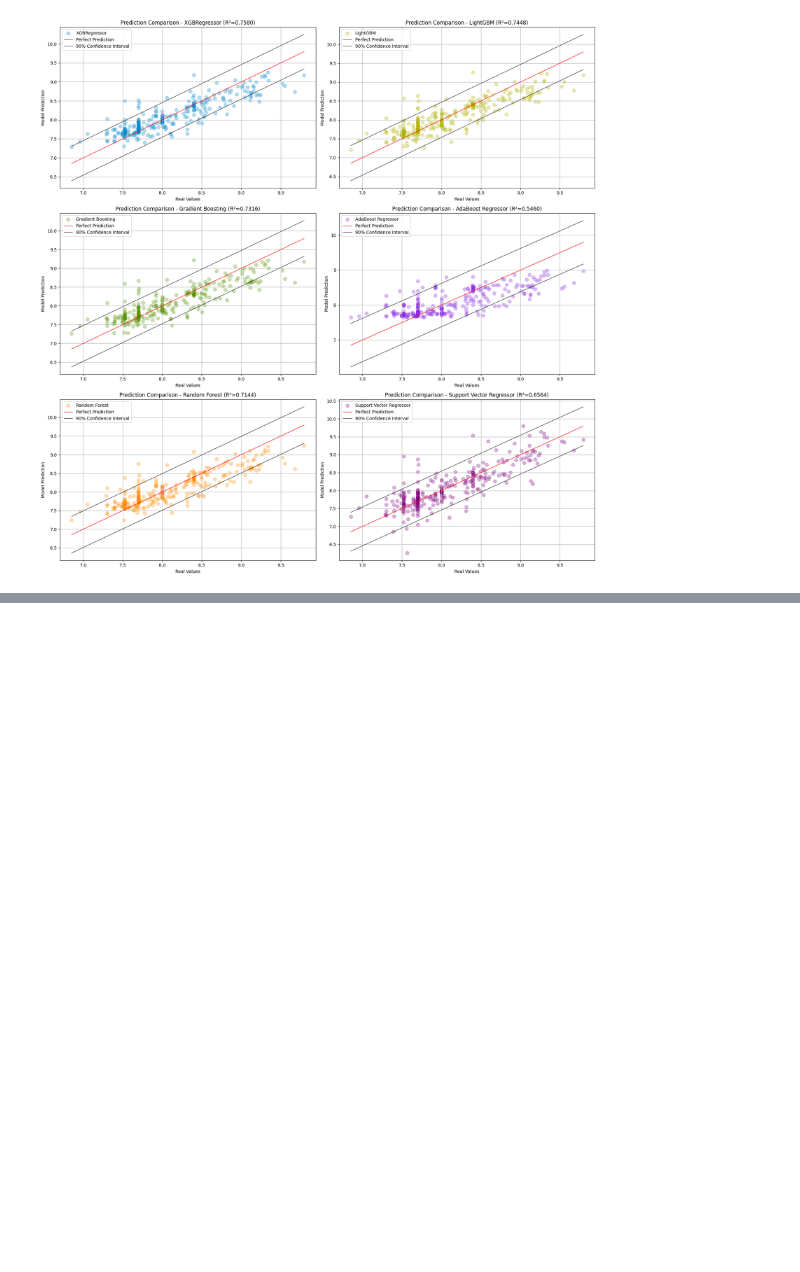
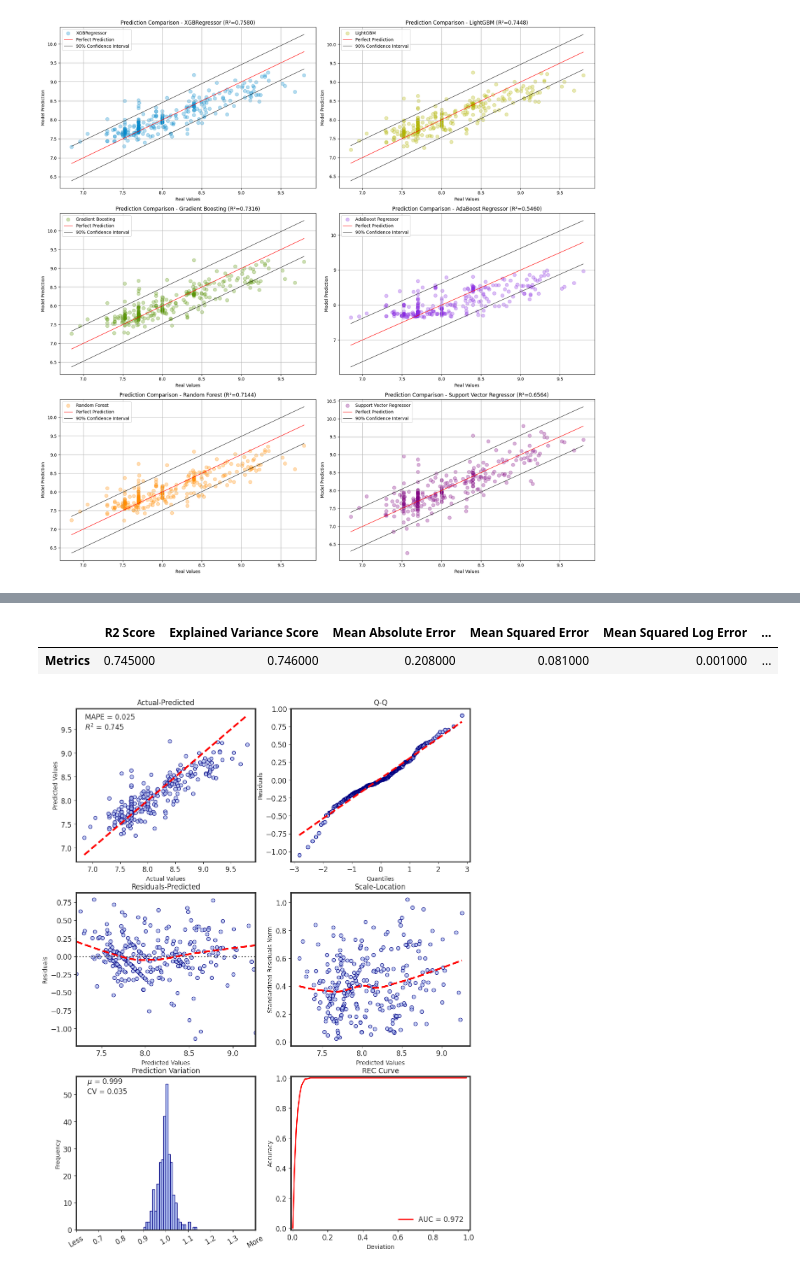
Before and after one commit to Gabolara453/ML_obps_vocs, a Jupyter notebook: ML_obps_covs - Etapa 6.ipynb, the cells around one changed output, grey strips where cells are left out. Cells and saved outputs as stored; diff of their text form; code cells hidden in the pictures; blank space fills up the shorter version.

```diff
--- a/ML_obps_covs - Etapa 6.ipynb
+++ b/ML_obps_covs - Etapa 6.ipynb
@@ -625,0 +645,7 @@ plt.show()
+# %%
+r = RegressionMetrics(y_test, y_pred_lgb)
+r.plot()
+# %% [output]
+|  | R2 Score | Explained Variance Score | Mean Absolute Error | Mean Squared Error | Mean Squared Log Error | ... |
+| Metrics | 0.745000 | 0.746000 | 0.208000 | 0.081000 | 0.001000 | ... |
+[figure, added]
```
Also changed, not shown: parts of 13 cells of this notebook, 4 other files.
